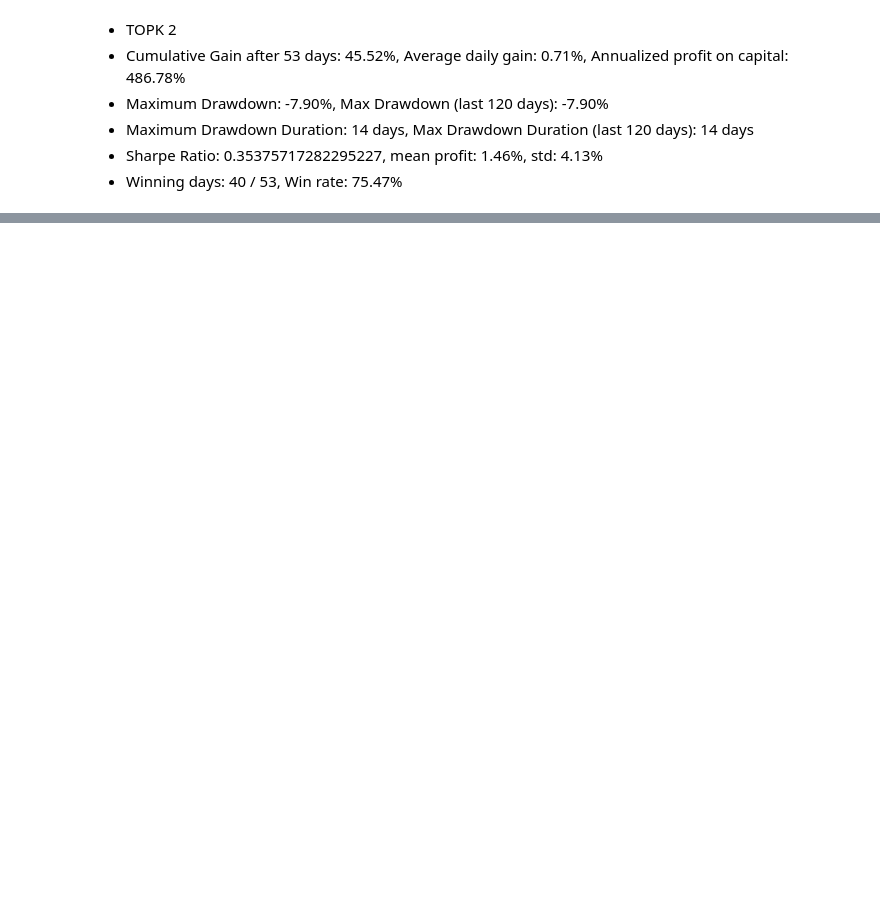
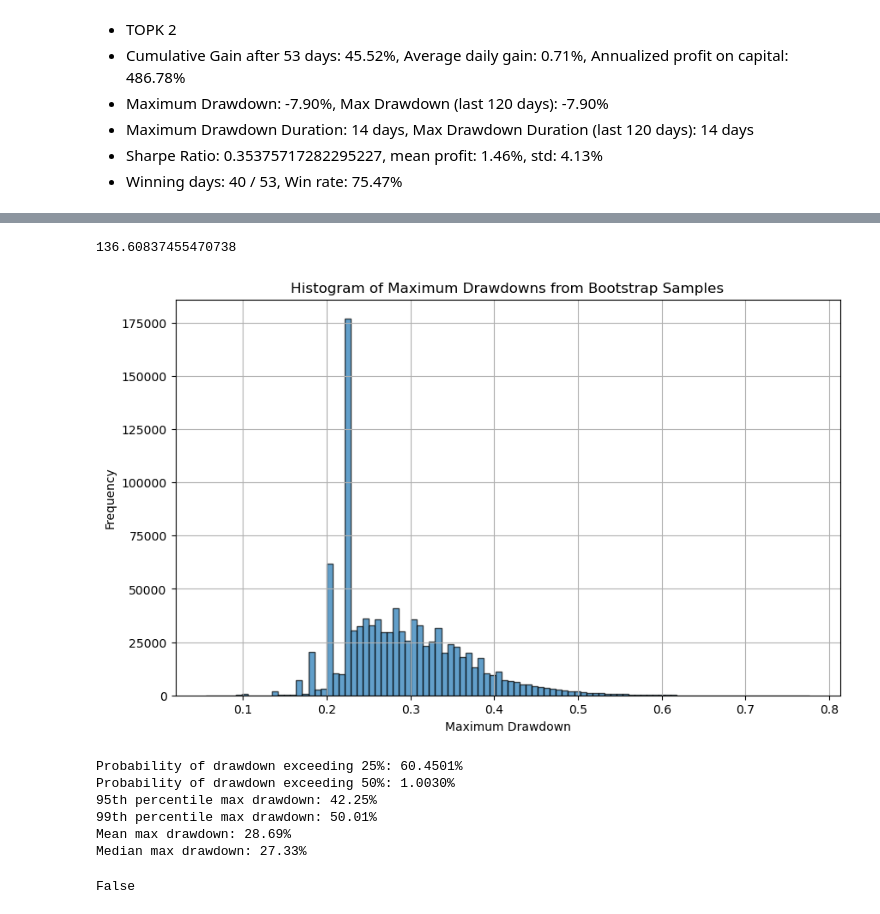
Before and after one commit to iferaorg/iferadata, a Jupyter notebook: magic.ipynb, the cells around one changed output, grey strips where cells are left out. Drawn from its saved outputs; the diff is of its cells as text; code cells hidden in the pictures; blank space fills up the shorter version.

```diff
--- a/magic.ipynb
+++ b/magic.ipynb
@@ -1245,0 +1489,7 @@ df_data[(df_data['Symbol'] == 'QQQ') & (df_data['Name'] == 'Butterfly') & (df_da
+# %%
+# Combine df_long and df_short into a single DataFrame with an additional column 'Position' indicating 'Long' or 'Short'
+df_long['Position'] = 'Long'
+df_short['Position'] = 'Short'
+df_combined = pd.concat([df_long, df_short], ignore_index=True)
+
+df = df_combined.sort_values(by=['Date', 'Symbol', 'Spread Type']).reset_index(drop=True)
@@ -1245,0 +1500,5 @@ df_data[(df_data['Symbol'] == 'QQQ') & (df_data['Name'] == 'Butterfly') & (df_da
+# %%
+profits_flat = torch.zeros((len(df), 2), dtype=torch.float32)
+for i, position in enumerate(['Long', 'Short']):
+    position_mask = (df['Position'] == position)
+    profits_flat[position_mask, 0 if position == 'Long' else 1] = torch.tensor(df[position_mask]['Profit'].values, dtype=torch.float32)
@@ -1245,0 +1589,61 @@ df_data[(df_data['Symbol'] == 'QQQ') & (df_data['Name'] == 'Butterfly') & (df_da
+# %%
+4 * 1024*1024*1024 / (int(583/ num_years * 5.0) * 10000 * 4)
+# %% [output]
+136.60837455470738
+# %%
+qprofits = (profits_flat @ (kelly_flat * 0.25).clamp(max=1.0)) #kelly_profits * 0.18
+n_samples = 1000000
+
+slength = int(qprofits.size(0) / num_years * 5.0)
+
+# Create a set of bootstrap samples
+bootstrap_samples = torch.randint(0, qprofits.size(0), (n_samples, slength), device=qprofits.device)
+# %%
+qprofits = (profits_flat @ (kelly_flat * 0.252).clamp(max=1.0)) #kelly_profits * 0.18
+# n_samples = 1000000
+
+# slength = int(qprofits.size(0) / num_years * 5.0)
+
+# # Create a set of bootstrap samples
+# bootstrap_samples = torch.randint(0, qprofits.size(0), (n_samples, slength), device=qprofits.device)
+bootstrap_profits = qprofits[bootstrap_samples]
+
+bootstrap_returns = (bootstrap_profits + 1.0).cumprod(dim=1)
+
+# Calculate max drawdown for each bootstrap sample
+running_max = torch.cummax(bootstrap_returns, dim=1).values
+drawdowns = (bootstrap_returns - running_max) / running_max * -1.0
+max_drawdowns, _ = drawdowns.max(dim=1)
+
+# Plot a histogram of the max drawdowns
+import matplotlib.pyplot as plt
+plt.figure(figsize=(10, 6))
+plt.hist(max_drawdowns.cpu().numpy(), bins=100, edgecolor='black', alpha=0.7)
+plt.xlabel('Maximum Drawdown')
+plt.ylabel('Frequency')
+plt.title('Histogram of Maximum Drawdowns from Bootstrap Samples')
+plt.grid(True)
+plt.show()
+
+# Probability of drawdown exceeding 50%
+prob_exceed_50 = (max_drawdowns > 0.5).float().mean().item()
+# Probability of drawdown exceeding 25%
+prob_exceed_25 = (max_drawdowns > 0.25).float().mean().item()
+print(f"Probability of drawdown exceeding 25%: {prob_exceed_25 * 100:.4f}%")
+print(f"Probability of drawdown exceeding 50%: {prob_exceed_50 * 100:.4f}%")
+print(f"95th percentile max drawdown: {torch.quantile(max_drawdowns, 0.95).item() * 100:.2f}%")
+print(f"99th percentile max drawdown: {torch.quantile(max_drawdowns, 0.99).item() * 100:.2f}%")
+print(f"Mean max drawdown: {max_drawdowns.mean().item() * 100:.2f}%")
+print(f"Median max drawdown: {torch.median(max_drawdowns).item() * 100:.2f}%")
+# %% [output]
+[figure, added]
+Probability of drawdown exceeding 25%: 60.4501%
+Probability of drawdown exceeding 50%: 1.0030%
+95th percentile max drawdown: 42.25%
+99th percentile max drawdown: 50.01%
+Mean max drawdown: 28.69%
+Median max drawdown: 27.33%
+# %%
+bootstrap_profits._is_view()
+# %% [output]
+False
```
Also changed, not shown: parts of 30 cells of this notebook, 4 other files.
